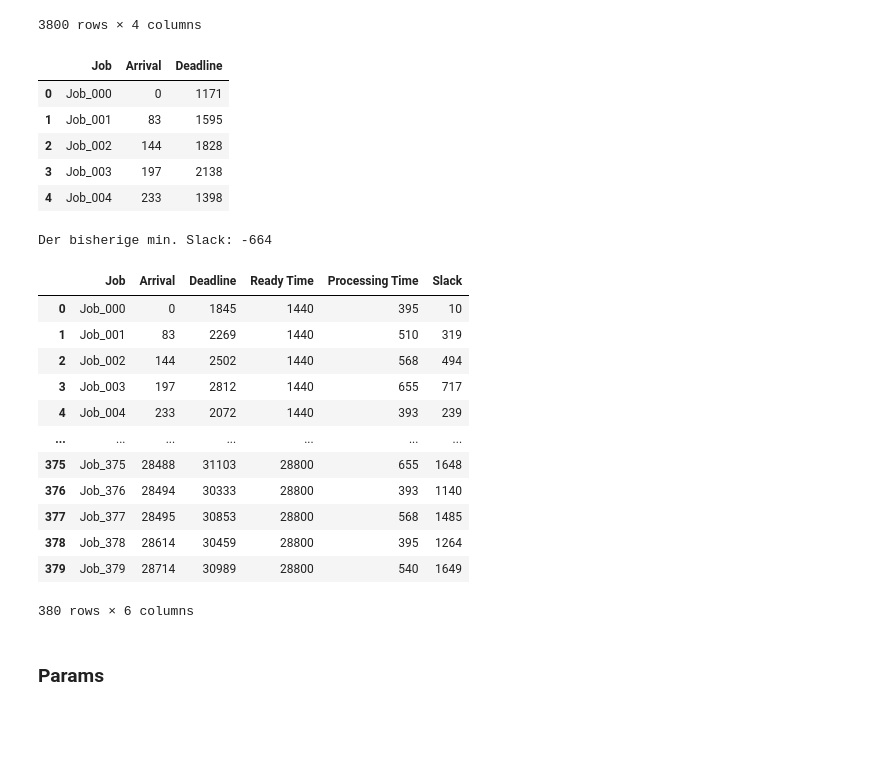
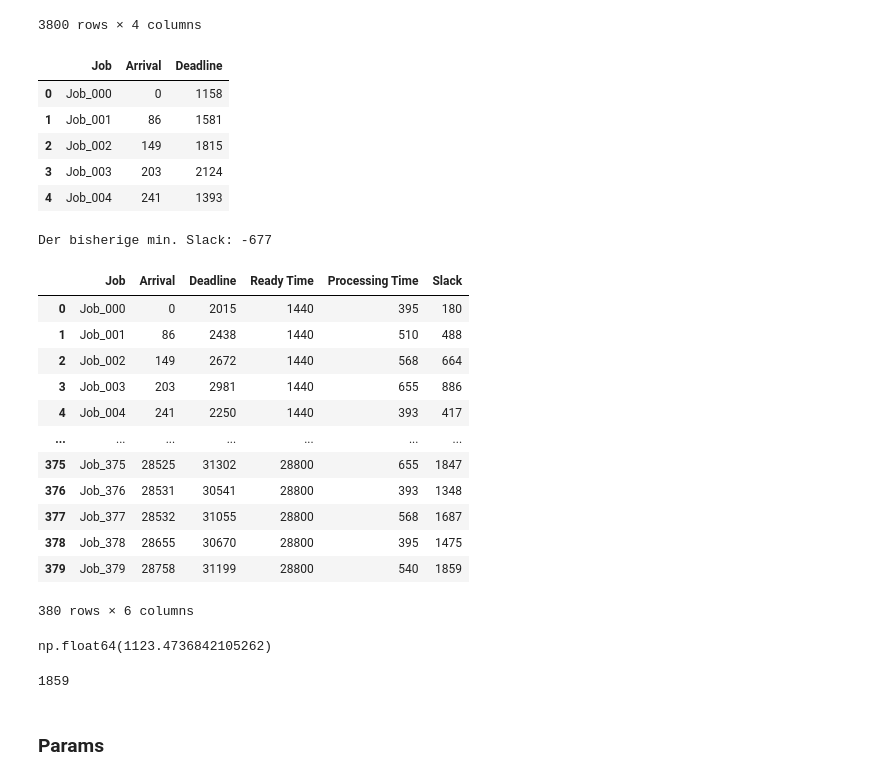
Before and after one commit to konrad-adamski/HTWD_JobShop_Rescheduling, a Jupyter notebook: 13_CP_Scheduling_with_DueDate/05_Rolling Reschedulig_init.ipynb, the cells around one changed output. Saved outputs shown, nothing was run; the diff lists cells and outputs as text; code cells hidden in the pictures; blank space fills up the shorter version.

```diff
--- a/13_CP_Scheduling_with_DueDate/05_Rolling Reschedulig_init.ipynb
+++ b/13_CP_Scheduling_with_DueDate/05_Rolling Reschedulig_init.ipynb
@@ -29,7 +37,7 @@ days_numb = 20
 # %%
 df_instance = pd.read_csv("data/00_instance.csv")
 
-df_ops, df_jobs = rp_init.init_jobs_with_arrivals(df_instance, days_numb,  u_b_mmax = 0.95)
+df_ops, df_jobs = rp_init.init_jobs_with_arrivals(df_instance, days_numb,  u_b_mmax = 0.92)
 df_ops
 # %% [output]
 |  | Job | Operation | Machine | Processing Time |
@@ -55,48 +63,56 @@ df_jobs["Deadline"] = np.ceil(df_jobs["Deadline"]).astype(int)
 df_jobs.head()
 # %% [output]
 |  | Job | Arrival | Deadline |
-| 0 | Job_000 | 0 | 1171 |
-| 1 | Job_001 | 83 | 1595 |
-| 2 | Job_002 | 144 | 1828 |
-| 3 | Job_003 | 197 | 2138 |
-| 4 | Job_004 | 233 | 1398 |
+| 0 | Job_000 | 0 | 1158 |
+| 1 | Job_001 | 86 | 1581 |
+| 2 | Job_002 | 149 | 1815 |
+| 3 | Job_003 | 203 | 2124 |
+| 4 | Job_004 | 241 | 1393 |
 # %%
 # b) Bestimmung der "Ready Time"
 df_jobs['Ready Time'] = ((df_jobs['Arrival'] // 1440) + 1) * 1440
 
 # c) Processing Time
 processing_time = df_ops.groupby('Job')['Processing Time'].sum()
 df_jobs = pd.merge(df_jobs, processing_time, on='Job')
 
 # d) Bestimmung des Slacks
 df_jobs['Slack'] = df_jobs['Deadline'] - (df_jobs['Ready Time'] + df_jobs['Processing Time'])
 
 # e) Anpassung der Deadlines
 min_slack = df_jobs['Slack'].min()
 
-if min_slack < 10:
-    extra_time = abs(min_slack) + 10 if min_slack < 10 else 10
+if min_slack < 180:
+    extra_time = abs(min_slack) + 180 if min_slack < 0 else 180
     print(f"Der bisherige min. Slack: {min_slack}")
     df_jobs["Deadline"] = df_jobs["Deadline"] + extra_time
 
 # f) erneute Bestimmung des Slacks
 df_jobs['Slack'] = df_jobs['Deadline'] - (df_jobs['Ready Time'] + df_jobs['Processing Time'])
 df_jobs
 # %% [output]
-Der bisherige min. Slack: -664
+Der bisherige min. Slack: -677
 |  | Job | Arrival | Deadline | Ready Time | Processing Time | Slack |
-| 0 | Job_000 | 0 | 1845 | 1440 | 395 | 10 |
-| 1 | Job_001 | 83 | 2269 | 1440 | 510 | 319 |
-| 2 | Job_002 | 144 | 2502 | 1440 | 568 | 494 |
-| 3 | Job_003 | 197 | 2812 | 1440 | 655 | 717 |
-| 4 | Job_004 | 233 | 2072 | 1440 | 393 | 239 |
+| 0 | Job_000 | 0 | 2015 | 1440 | 395 | 180 |
+| 1 | Job_001 | 86 | 2438 | 1440 | 510 | 488 |
+| 2 | Job_002 | 149 | 2672 | 1440 | 568 | 664 |
+| 3 | Job_003 | 203 | 2981 | 1440 | 655 | 886 |
+| 4 | Job_004 | 241 | 2250 | 1440 | 393 | 417 |
 | ... | ... | ... | ... | ... | ... | ... |
-| 375 | Job_375 | 28488 | 31103 | 28800 | 655 | 1648 |
-| 376 | Job_376 | 28494 | 30333 | 28800 | 393 | 1140 |
-| 377 | Job_377 | 28495 | 30853 | 28800 | 568 | 1485 |
-| 378 | Job_378 | 28614 | 30459 | 28800 | 395 | 1264 |
-| 379 | Job_379 | 28714 | 30989 | 28800 | 540 | 1649 |
+| 375 | Job_375 | 28525 | 31302 | 28800 | 655 | 1847 |
+| 376 | Job_376 | 28531 | 30541 | 28800 | 393 | 1348 |
+| 377 | Job_377 | 28532 | 31055 | 28800 | 568 | 1687 |
+| 378 | Job_378 | 28655 | 30670 | 28800 | 395 | 1475 |
+| 379 | Job_379 | 28758 | 31199 | 28800 | 540 | 1859 |
 380 rows × 6 columns
+# %%
+df_jobs['Slack'].mean()
+# %% [output]
+np.float64(1123.4736842105262)
+# %%
+df_jobs['Slack'].max()
+# %% [output]
+1859
 # %%
 file = file_template.format(text= "all_jobs")
 df_jobs.to_csv(file, index = False)
```
Also changed, not shown: parts of 12 cells of this notebook, 52 other files.
